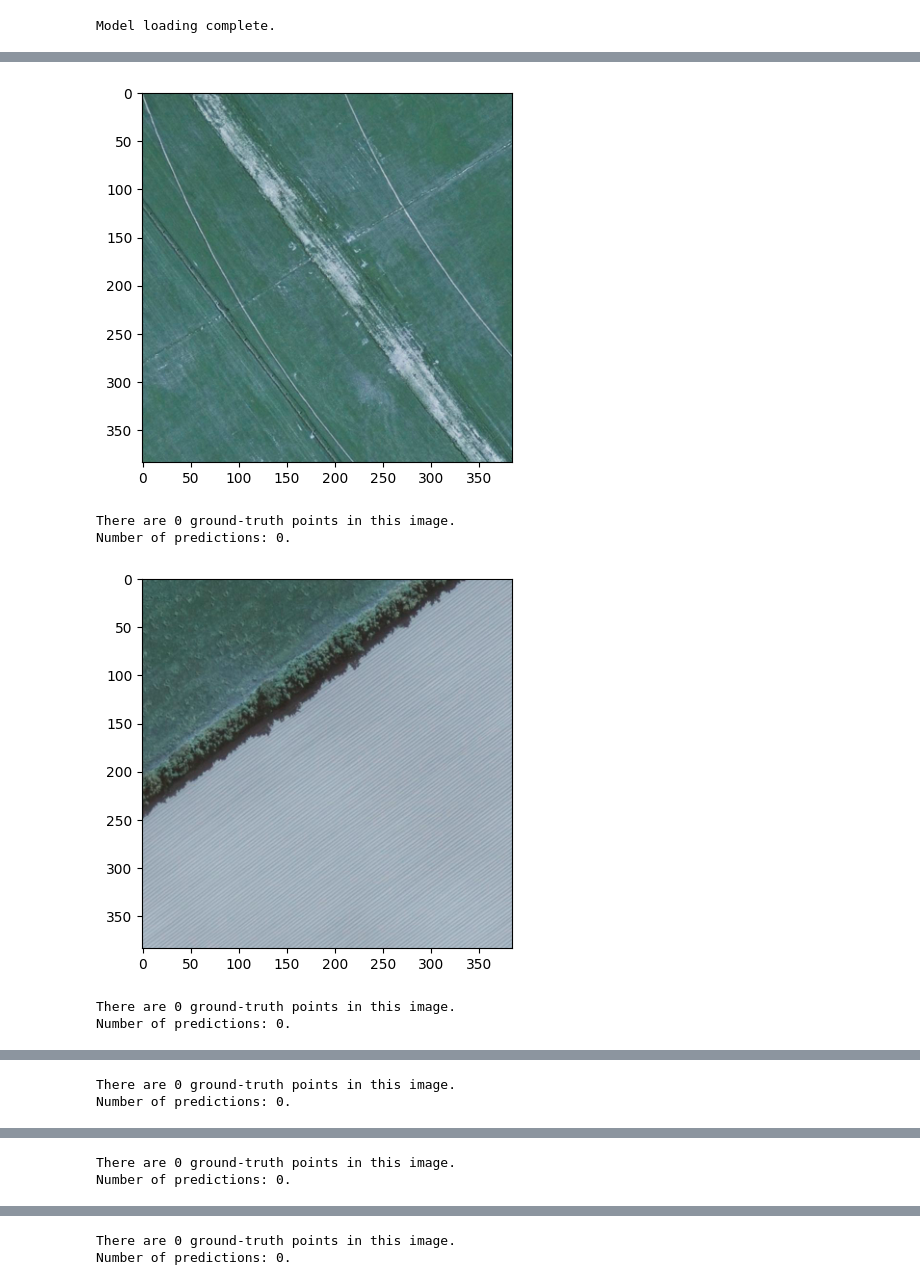
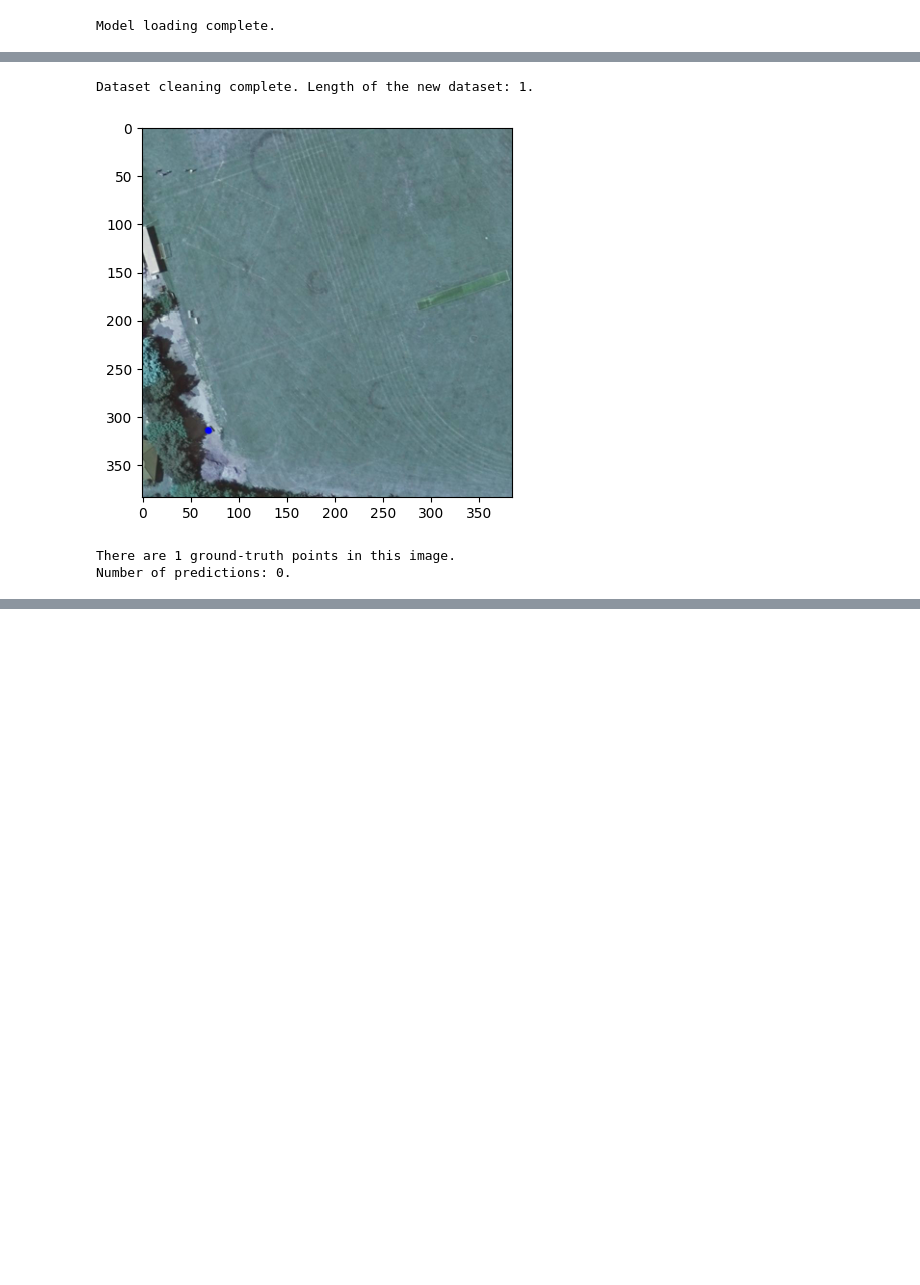
Before and after one commit to MikaYeghi/PDwRN, a Jupyter notebook: infer_image.ipynb, the cells around one changed output, grey strips where cells are left out. Saved outputs shown, nothing was run; the diff lists cells and outputs as text; code cells hidden in the pictures; blank space fills up the shorter version.

```diff
--- a/infer_image.ipynb
+++ b/infer_image.ipynb
@@ -52,4 +55,10 @@ Registering the datasets.
 Dataset setup complete.
+# %%
+LINZ_dataset = [LINZ_detection for LINZ_detection in LINZ_dataset if len(LINZ_detection['annotations']) > 0]
+LINZ_dataset = [LINZ_detection for LINZ_detection in LINZ_dataset if LINZ_detection['file_name'] == '/home/myeghiaz/Project/PDRN/data/test/images/0001_0007_0009838.jpg']
+print(f"Dataset cleaning complete. Length of the new dataset: {len(LINZ_dataset)}.")
+# %% [output]
+Dataset cleaning complete. Length of the new dataset: 1.
 # %%
 import random
 import cv2
@@ -61,7 +70,7 @@ from detectron2.utils.visualizer import Visualizer
 import pdb
 
 # Run inference
-for d in random.sample(LINZ_dataset, 5):
+for d in random.sample(LINZ_dataset, 1):
     image = cv2.imread(d['file_name'])
     outputs = predictor(image)
     v = Visualizer(image[:, :, ::-1],
@@ -90,36 +99,34 @@ for d in random.sample(LINZ_dataset, 5):
 
             # Compute the distance between the given pair of points
             # NOTE: a prediction is accepted if it's within 6 pixels from the ground-truth point
             gt_pred_dist = (gt_point['gt_point'] - pred_point).pow(2).sum().sqrt()
             if gt_pred_dist < 6:
                 gt_points[gt_idx]['status'] = torch.tensor(1).long().cuda()
                 pred_points['status'][pred_idx] = torch.tensor(1).long().cuda()
+                break
 
     # Draw ground-truth points
     for gt_point in gt_points:
         out = v.draw_circle(gt_point['gt_point'], 'r', 3)
 
     # Draw predictions
     k = 0
     for pred_point in pred_points['points']:
         if pred_points['status'][k] == 1:
             point_colour = 'g'
         else:
             point_colour = 'b'
         out = v.draw_circle(pred_point, point_colour, 2)
         k += 1
 
     if out is not None:
         plt.imshow(out.get_image()[:, :, ::-1])
     else:
         plt.imshow(image)
     plt.show()
     print(f"There are {len(d['annotations'])} ground-truth points in this image.")
     print(f"Number of predictions: {len(outputs['instances'])}.")
 # %% [output]
-[figure, old version]
+[figure, new version]
-There are 0 ground-truth points in this image.
+There are 1 ground-truth points in this image.
 Number of predictions: 0.
-[figure, removed]
-There are 0 ground-truth points in this image.
-Number of predictions: 0.
@@ -127,2 +132,0 @@ Number of predictions: 0.
-There are 0 ground-truth points in this image.
-Number of predictions: 0.
@@ -130,2 +132,0 @@ Number of predictions: 0.
-There are 0 ground-truth points in this image.
-Number of predictions: 0.
@@ -133,2 +132,0 @@ Number of predictions: 0.
-There are 0 ground-truth points in this image.
-Number of predictions: 0.
```
Also changed, not shown: parts of 3 cells of this notebook, 3 other files.
